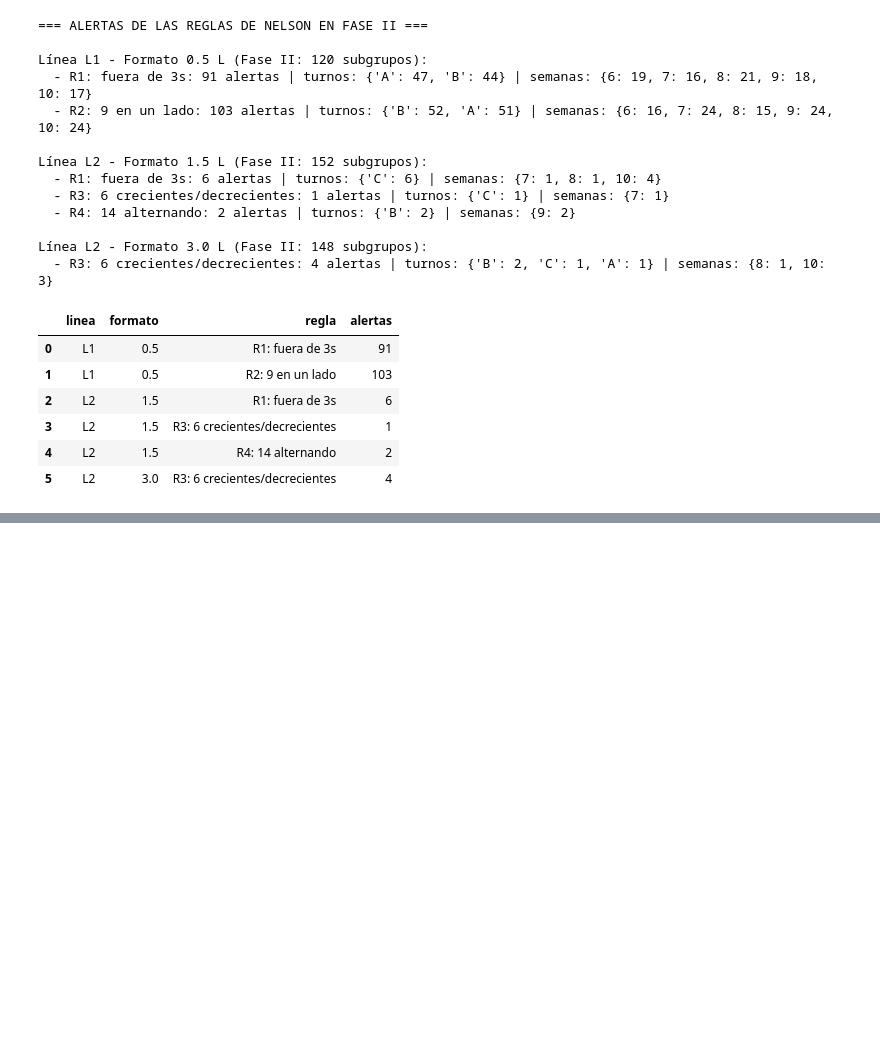
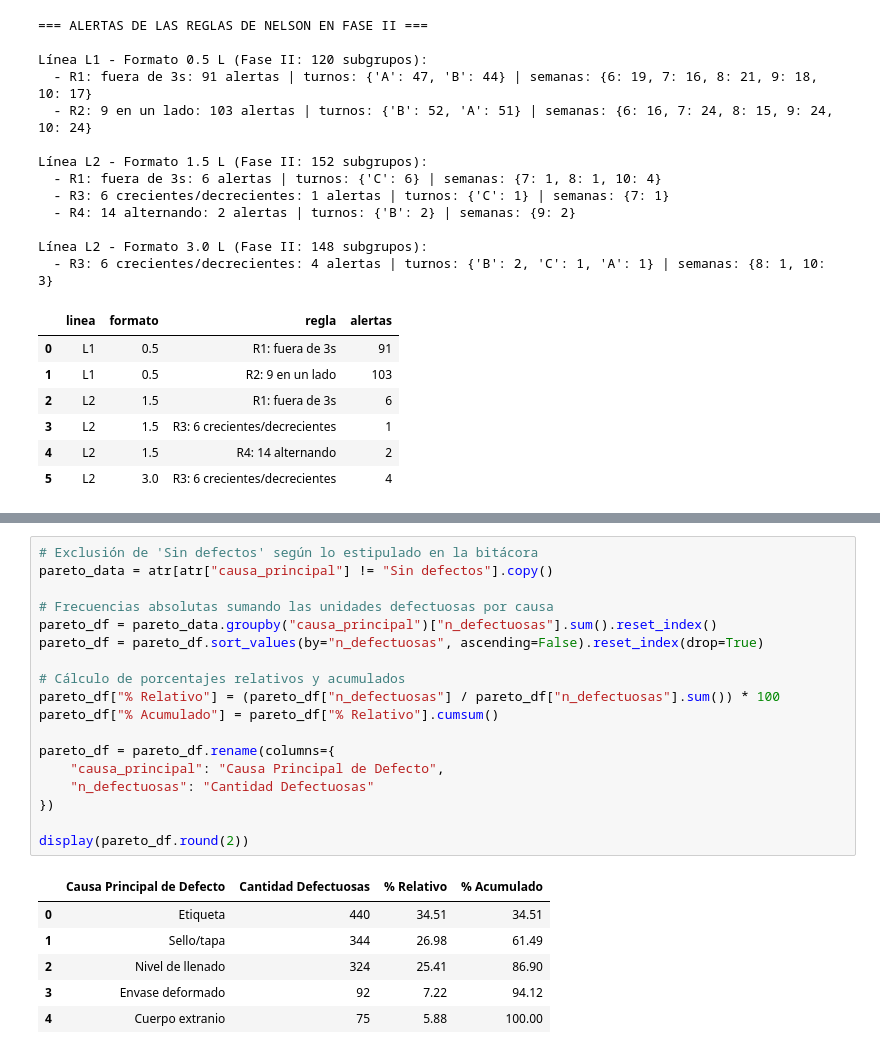
Before and after one commit to camiloascencio-hash/GP-S, a Jupyter notebook: E1_OFF.ipynb, the cells around one changed output, grey strips where cells are left out. Cells and saved outputs as stored; diff of their text form; blank space fills up the shorter version.

```diff
--- a/E1_OFF.ipynb
+++ b/E1_OFF.ipynb
@@ -787,0 +849,25 @@ Línea L2 - Formato 3.0 L (Fase II: 148 subgrupos):
+# %%
+# Exclusión de 'Sin defectos' según lo estipulado en la bitácora
+pareto_data = atr[atr["causa_principal"] != "Sin defectos"].copy()
+
+# Frecuencias absolutas sumando las unidades defectuosas por causa
+pareto_df = pareto_data.groupby("causa_principal")["n_defectuosas"].sum().reset_index()
+pareto_df = pareto_df.sort_values(by="n_defectuosas", ascending=False).reset_index(drop=True)
+
+# Cálculo de porcentajes relativos y acumulados
+pareto_df["% Relativo"] = (pareto_df["n_defectuosas"] / pareto_df["n_defectuosas"].sum()) * 100
+pareto_df["% Acumulado"] = pareto_df["% Relativo"].cumsum()
+
+pareto_df = pareto_df.rename(columns={
+    "causa_principal": "Causa Principal de Defecto",
+    "n_defectuosas": "Cantidad Defectuosas"
+})
+
+display(pareto_df.round(2))
+# %% [output]
+|  | Causa Principal de Defecto | Cantidad Defectuosas | % Relativo | % Acumulado |
+| 0 | Etiqueta | 440 | 34.51 | 34.51 |
+| 1 | Sello/tapa | 344 | 26.98 | 61.49 |
+| 2 | Nivel de llenado | 324 | 25.41 | 86.90 |
+| 3 | Envase deformado | 92 | 7.22 | 94.12 |
+| 4 | Cuerpo extranio | 75 | 5.88 | 100.00 |
```
Also changed, not shown: parts of 2 cells of this notebook.
